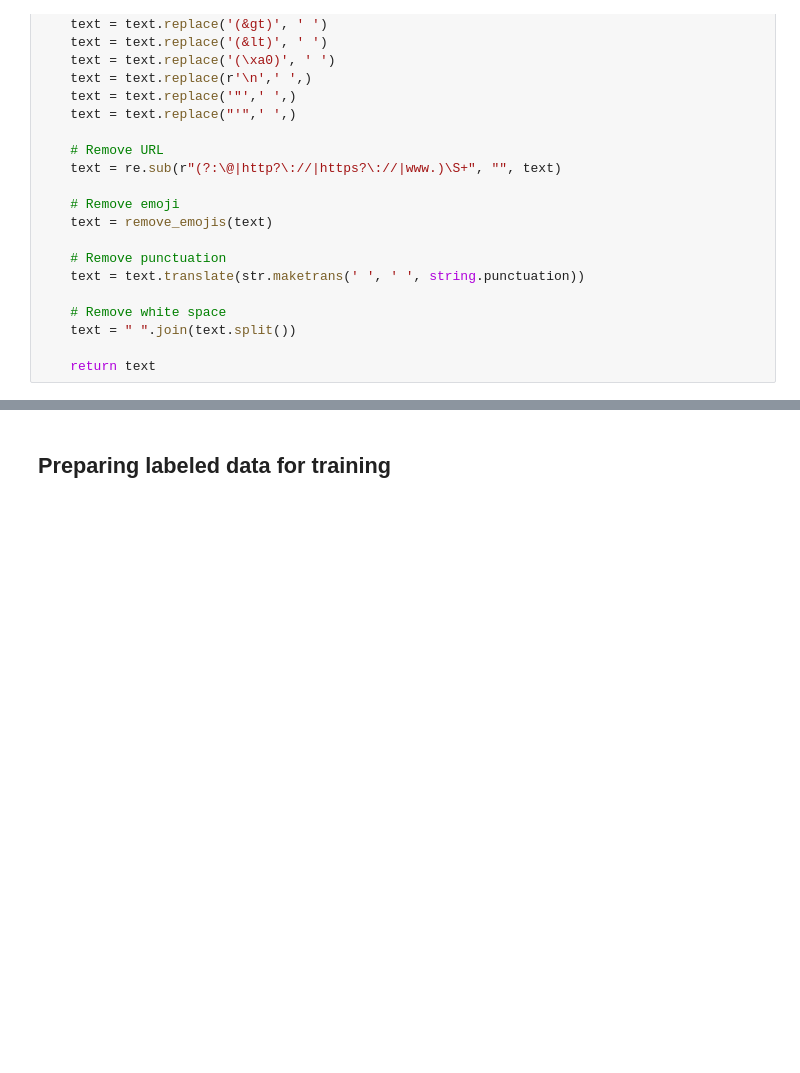
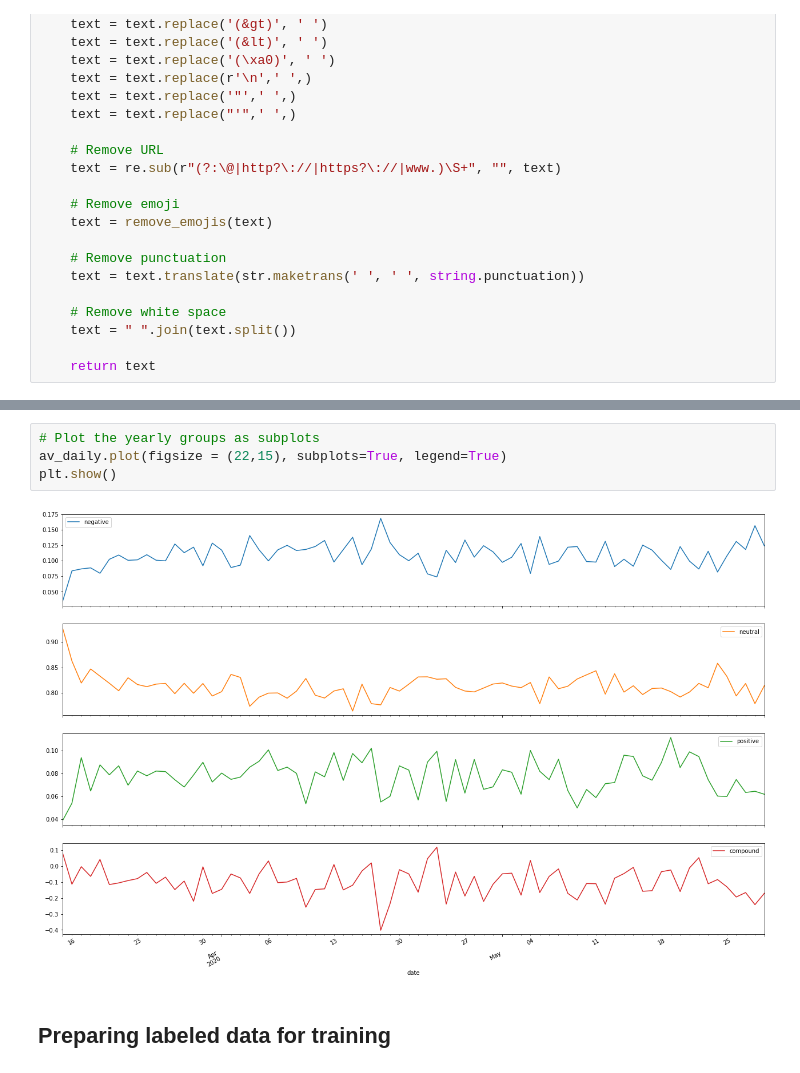
Before and after one commit to esraguzel/dsc-capstone-project-v2-onl01-dtsc-ft-012120, a Jupyter notebook: extract_tweets.ipynb, the cells around one changed output, grey strips where cells are left out. Drawn from its saved outputs; the diff is of its cells as text; blank space fills up the shorter version.

```diff
--- a/extract_tweets.ipynb
+++ b/extract_tweets.ipynb
@@ -241,3 +350,9 @@ def preprocess(text):
+# %%
+# Plot the yearly groups as subplots
+av_daily.plot(figsize = (22,15), subplots=True, legend=True)
+plt.show()
+# %% [output]
+[figure, added]
 # %% [markdown]
 ## Preparing labeled data for training
 # %%
```
Also changed, not shown: parts of 14 cells of this notebook.
